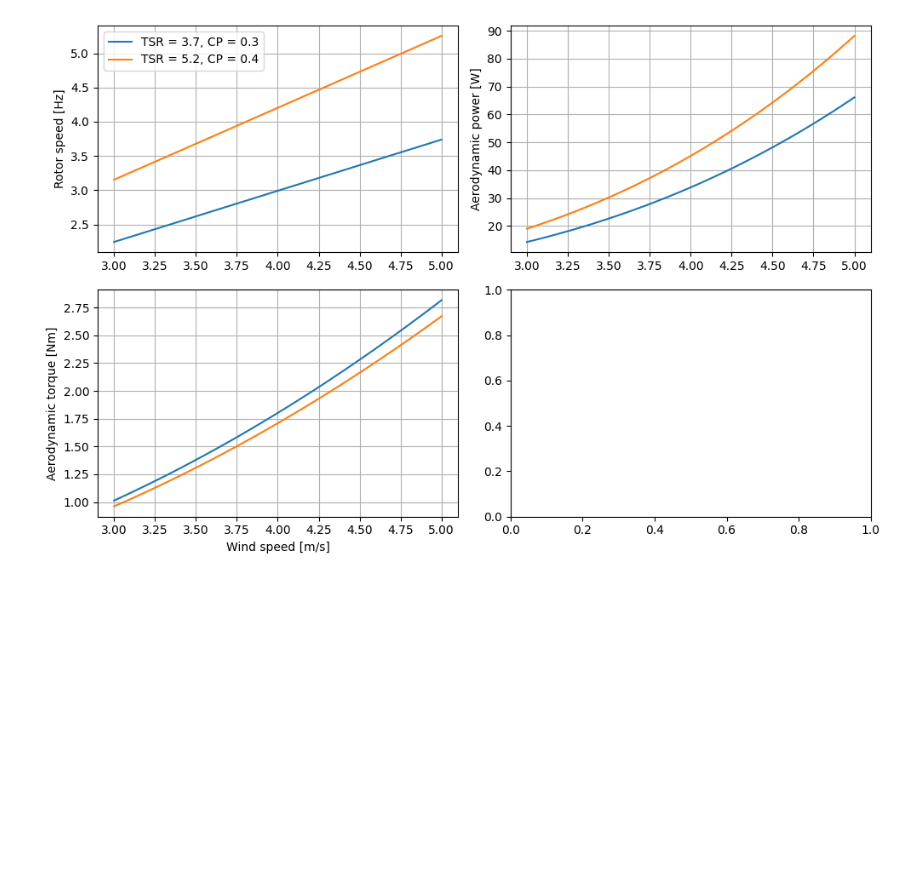
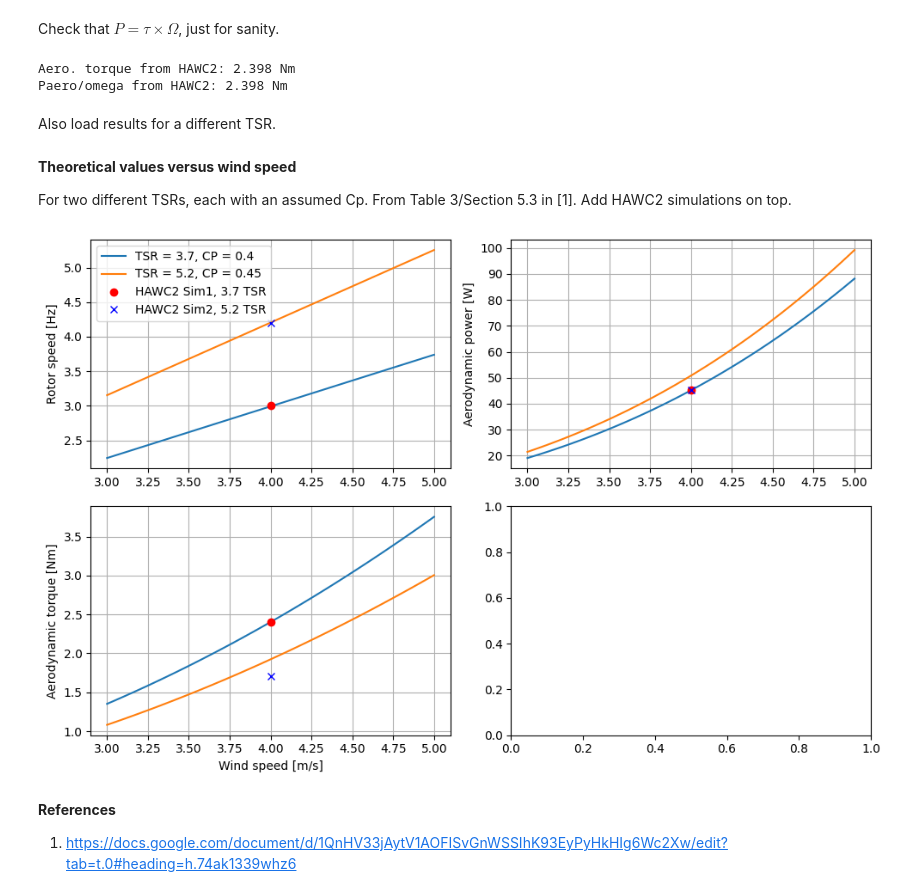
Before and after one commit to jennirinker/mudd-clinic-vawt, a Jupyter notebook: vawt_model/code/calculations.ipynb, the cells around one changed output. Drawn from its saved outputs; the diff is of its cells as text; code cells hidden in the pictures; blank space fills up the shorter version.

```diff
--- a/vawt_model/code/calculations.ipynb
+++ b/vawt_model/code/calculations.ipynb
@@ -17,29 +68,80 @@ area = 2*r*l
+# %% [markdown]
+Check that $P = \tau \times \Omega$, just for sanity.
+# %%
+torque_h2_2 = power_h2 / omega_h2
+
+print(f'Aero. torque from HAWC2: {torque_h2:.3f} Nm')
+print(f'Paero/omega from HAWC2: {torque_h2_2:.3f} Nm')
+# %% [output]
+Aero. torque from HAWC2: 2.398 Nm
+Paero/omega from HAWC2: 2.398 Nm
+# %% [markdown]
+Also load results for a different TSR.
+# %%
+fname = '../res/mudd_vawt_tsr5.2.hdf5'
+
+h2res_2 = ReadHAWC2(fname)
+
+names_2, units_2, desc_2 = h2res_2.chaninfo
+data_2 = h2res_2.data
+
+idx_rotspd_2 = np.where(['Omega' in name for name in names_2])[0]
+idx_aerothrust_2 = np.where(['rot. thrust' in name for name in names_2])[0]
+idx_aerotorque_2 = np.where(['rot. torque' in name for name in names_2])[0]
+idx_aeropower_2 = np.where(['rot. power' in name for name in names_2])[0]
+idx_wsp_2 = np.where(['WSP gl. coo.,Vy' in name for name in names_2])[0]
+
+omega_h2_2 = np.mean(data_2[:, idx_rotspd_2])  # rad/s
+thrust_h2_2 = np.mean(data_2[:, idx_aerothrust_2]) * 1000  # N
+torque_h2_2 = np.mean(data_2[:, idx_aerotorque_2]) * 1000  # Nm
+power_h2_2 = np.mean(data_2[:, idx_aeropower_2]) * 1000  # W
+wsp_h2_2 = np.mean(data_2[:, idx_wsp_2])  # m/s
+# %% [markdown]
+**Theoretical values versus wind speed**
+
+For two different TSRs, each with an assumed Cp. From Table 3/Section 5.3 in [1]. Add HAWC2 simulations on top.
 # %%
+CP_TSRs = [(0.4, 3.7), (0.45, 5.2)]  # assumed TSR and power coefficient (Table 3/5.3 in [1])
+
 # things versus wind speed for different TSRs (CPs)
 fig, axs = plt.subplots(2, 2, figsize=(10, 6.5))
 wsps = np.linspace(3, 5)
 
 ax0, ax1, ax2, ax3 = axs.flatten()
 
 for (cp, tsr) in CP_TSRs:
     aero_power = 0.5 * RHO * cp * area * wsps**3 #  aerodynamic power[W]
 
     rot_speeds_radps = tsr * wsps / r  # rotor speeds [radps]
     rot_speeds_hz = rot_speeds_radps / 2 / np.pi  # rotor speed [Hz]
 
     aero_torque = aero_power / rot_speeds_radps  # aerodynamic torque [N]
 
     ax0.plot(wsps, rot_speeds_hz, label=f'TSR = {tsr}, CP = {cp}')
     ax1.plot(wsps, aero_power)
     ax2.plot(wsps, aero_torque)
 
+# add h2 values from first tsr
+ax0.plot(wsp_h2, omega_h2/2/np.pi, 'ro', label='HAWC2 Sim1, 3.7 TSR')
+ax1.plot(wsp_h2, power_h2, 'ro')
+ax2.plot(wsp_h2, torque_h2, 'ro')
+
+# add h2 values from second tsr
+ax0.plot(wsp_h2_2, omega_h2_2/2/np.pi, 'bx', label='HAWC2 Sim2, 5.2 TSR')
+ax1.plot(wsp_h2_2, power_h2_2, 'bx')
+ax2.plot(wsp_h2_2, torque_h2_2, 'bx')
+
 ax0.set(ylabel='Rotor speed [Hz]')
 ax1.set(ylabel='Aerodynamic power [W]')
 ax2.set(xlabel='Wind speed [m/s]', ylabel='Aerodynamic torque [Nm]')
 ax0.grid()
 ax1.grid()
 ax2.grid()
 ax0.legend()
 fig.tight_layout()
 # %% [output]
-[figure, old version]
+[figure, new version]
+# %% [markdown]
+**References**
+
+1. https://docs.google.com/document/d/1QnHV33jAytV1AOFISvGnWSSIhK93EyPyHkHIg6Wc2Xw/edit?tab=t.0#heading=h.74ak1339whz6
```
Also changed, not shown: parts of 9 cells of this notebook, 1 other file.
